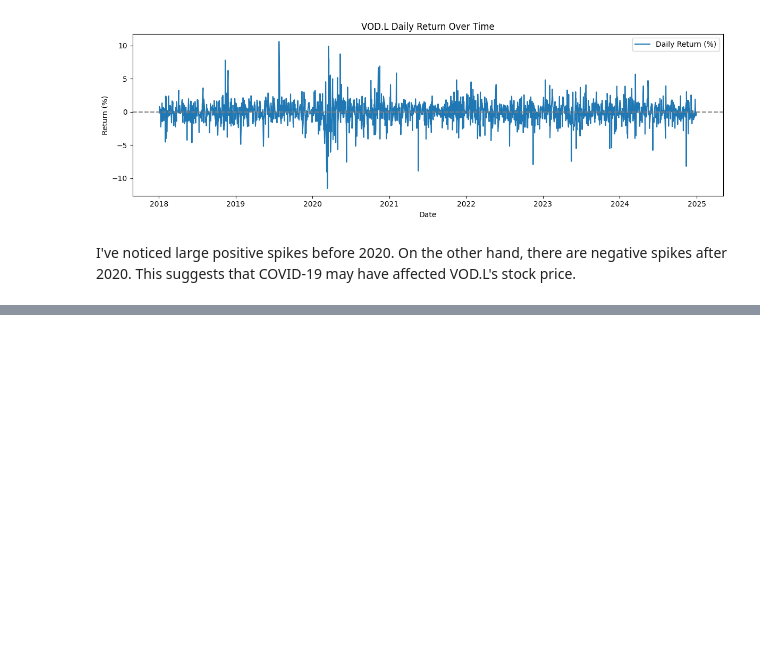
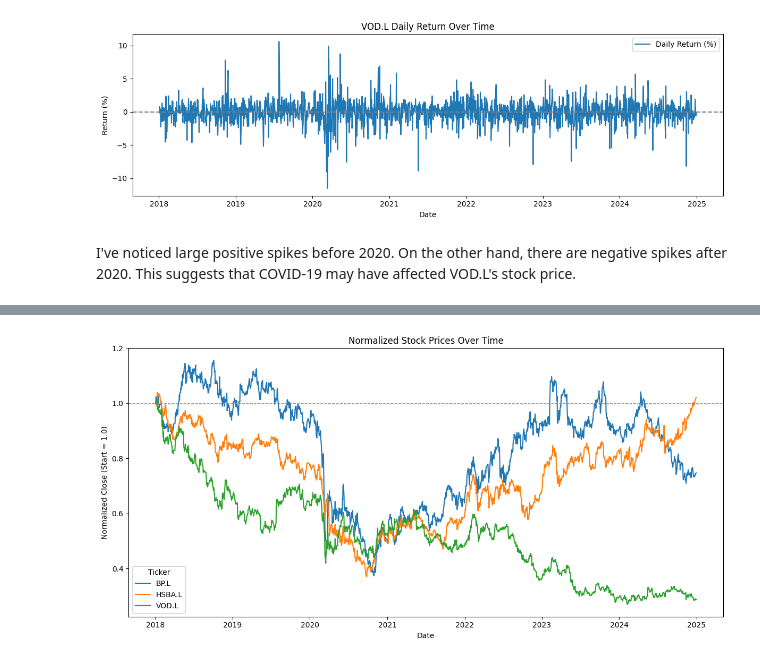
Before and after one commit to Shun3711/stock-trend-etl-spark, a Jupyter notebook: spark_jobs/stock_price_analysis.ipynb, the cells around one changed output, grey strips where cells are left out. Saved outputs shown, nothing was run; the diff lists cells and outputs as text; code cells hidden in the pictures; blank space fills up the shorter version.

```diff
--- a/spark_jobs/stock_price_analysis.ipynb
+++ b/spark_jobs/stock_price_analysis.ipynb
@@ -125,3 +125,6 @@ plt.show()
 [figure]
 # %% [markdown]
 I've noticed large positive spikes before 2020. On the other hand, there are negative spikes after 2020. This suggests that COVID-19 may have affected VOD.L's stock price.
+# %%
+df_pd['Normalized_Close'] = df_pd.groupby('Ticker')['Close'].transform(lambda x: x)
+df_pd
@@ -127,0 +145,3 @@ I've noticed large positive spikes before 2020. On the other hand, there are neg
+# %%
+df_pd = df_pd.sort_values(['Ticker', 'Date'])
+df_pd['Normalized_Close'] = df_pd.groupby('Ticker')['Close'].transform(lambda x: x / x.iloc[0])
@@ -127,0 +159,11 @@ I've noticed large positive spikes before 2020. On the other hand, there are neg
+# %%
+plt.figure(figsize=(12, 6))
+sns.lineplot(data=df_pd, x="Date", y="Normalized_Close", hue="Ticker")
+plt.title("Normalized Stock Prices Over Time")
+plt.xlabel("Date")
+plt.ylabel("Normalized Close (Start = 1.0)")
+plt.axhline(1, color="gray", linestyle="--", linewidth=1)
+plt.tight_layout()
+plt.show()
+# %% [output]
+[figure, added]
```
Also changed, not shown: parts of 4 cells of this notebook.
